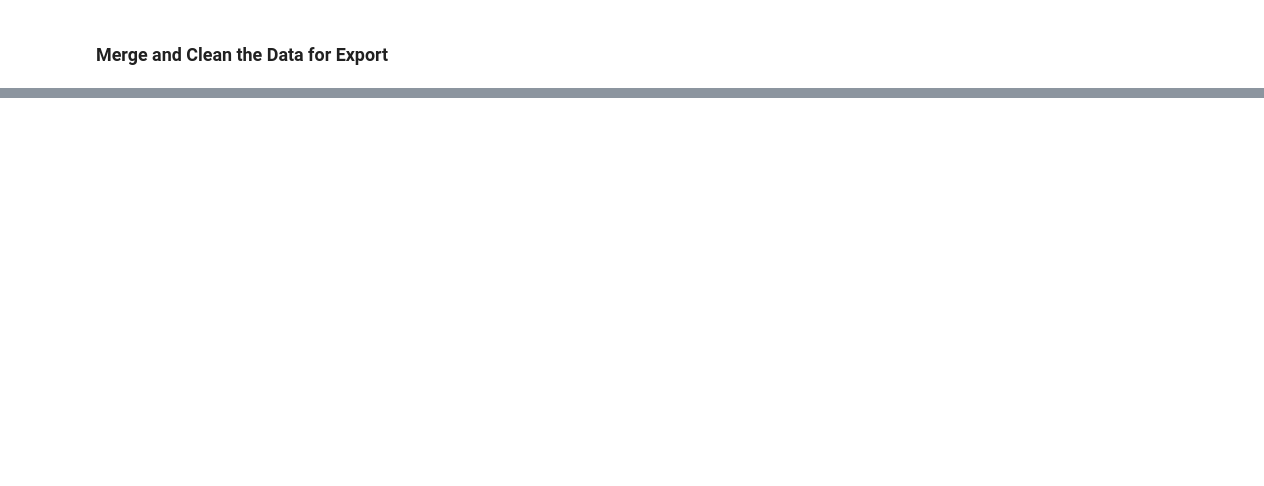
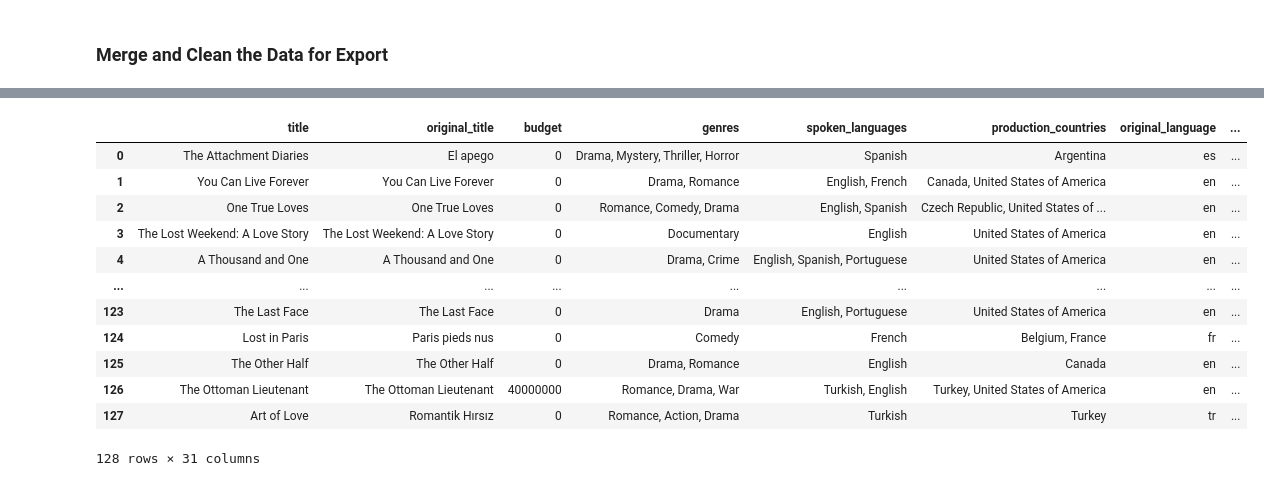
Before and after one commit to RyanWeigel32/data_sourcing_challenge, a Jupyter notebook: retrieve_movie_data.ipynb, the cells around one changed output, grey strips where cells are left out. Cells and saved outputs as stored; diff of their text form; code cells hidden in the pictures; blank space fills up the shorter version.

```diff
--- a/retrieve_movie_data.ipynb
+++ b/retrieve_movie_data.ipynb
@@ -659,3 +439,6 @@ movies_df
 ### Merge and Clean the Data for Export
 # %%
 # Merge the New York Times reviews and TMDB DataFrames on title
+merged_movie_data = pd.merge(movies_df, reviews_df, on='title')
+
+merged_movie_data.head()
@@ -662,19 +453,45 @@ movies_df
 # %%
 # Remove list brackets and quotation marks on the columns containing lists
+
 # Create a list of the columns that need fixing
 
+columns = ['genres', 'spoken_languages', 'production_countries']
 
 # Create a list of characters to remove
 
+character_remove_list = ["[","]", "'", "'"]
 
 # Loop through the list of columns to fix
 
+for column in columns:
+
+
     # Convert the column to type 'str'
 
+    merged_movie_data[column] = merged_movie_data[column].astype(str)
 
     # Loop through characters to remove
 
+    for character in character_remove_list:
+        merged_movie_data[column] = merged_movie_data[column].str.replace( character, "", regex=False)
+
+
 
 # Display the fixed DataFrame
+merged_movie_data
+# %% [output]
+|  | title | original_title | budget | genres | spoken_languages | production_countries | original_language | ... |
+| 0 | The Attachment Diaries | El apego | 0 | Drama, Mystery, Thriller, Horror | Spanish | Argentina | es | ... |
+| 1 | You Can Live Forever | You Can Live Forever | 0 | Drama, Romance | English, French | Canada, United States of America | en | ... |
+| 2 | One True Loves | One True Loves | 0 | Romance, Comedy, Drama | English, Spanish | Czech Republic, United States of ... | en | ... |
+| 3 | The Lost Weekend: A Love Story | The Lost Weekend: A Love Story | 0 | Documentary | English | United States of America | en | ... |
+| 4 | A Thousand and One | A Thousand and One | 0 | Drama, Crime | English, Spanish, Portuguese | United States of America | en | ... |
+| ... | ... | ... | ... | ... | ... | ... | ... | ... |
+| 123 | The Last Face | The Last Face | 0 | Drama | English, Portuguese | United States of America | en | ... |
+| 124 | Lost in Paris | Paris pieds nus | 0 | Comedy | French | Belgium, France | fr | ... |
+| 125 | The Other Half | The Other Half | 0 | Drama, Romance | English | Canada | en | ... |
+| 126 | The Ottoman Lieutenant | The Ottoman Lieutenant | 40000000 | Romance, Drama, War | Turkish, English | Turkey, United States of America | en | ... |
+| 127 | Art of Love | Romantik Hırsız | 0 | Romance, Action, Drama | Turkish | Turkey | tr | ... |
+128 rows × 31 columns
 # %%
 # Drop "byline.person" column
```
Also changed, not shown: parts of 18 cells of this notebook, 1 other file.
